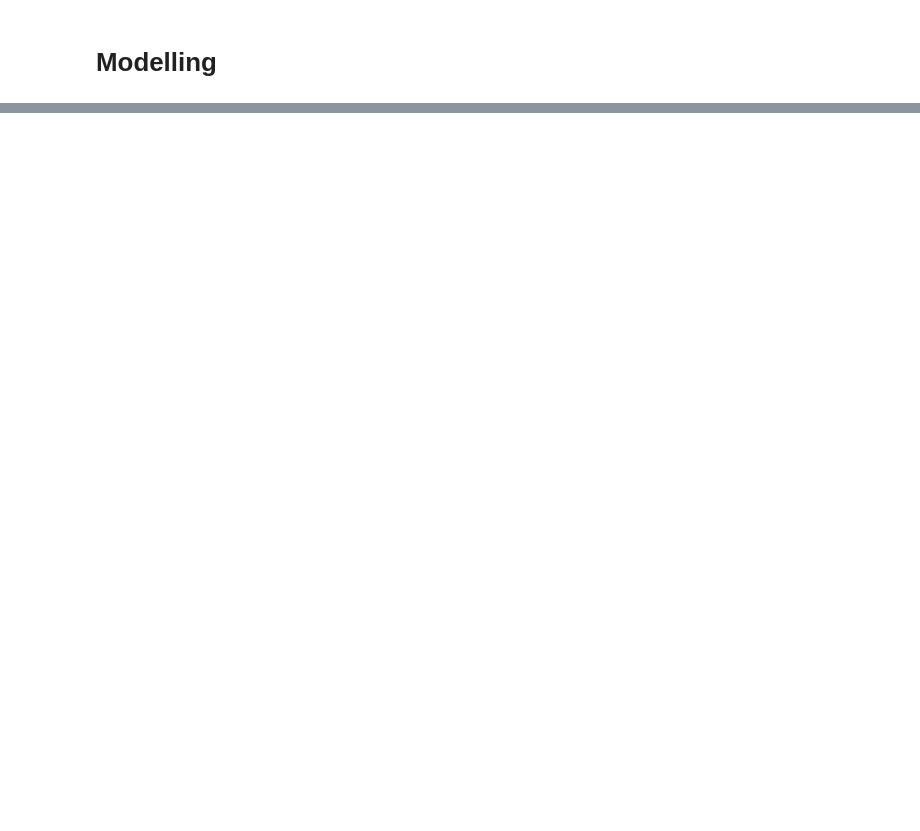
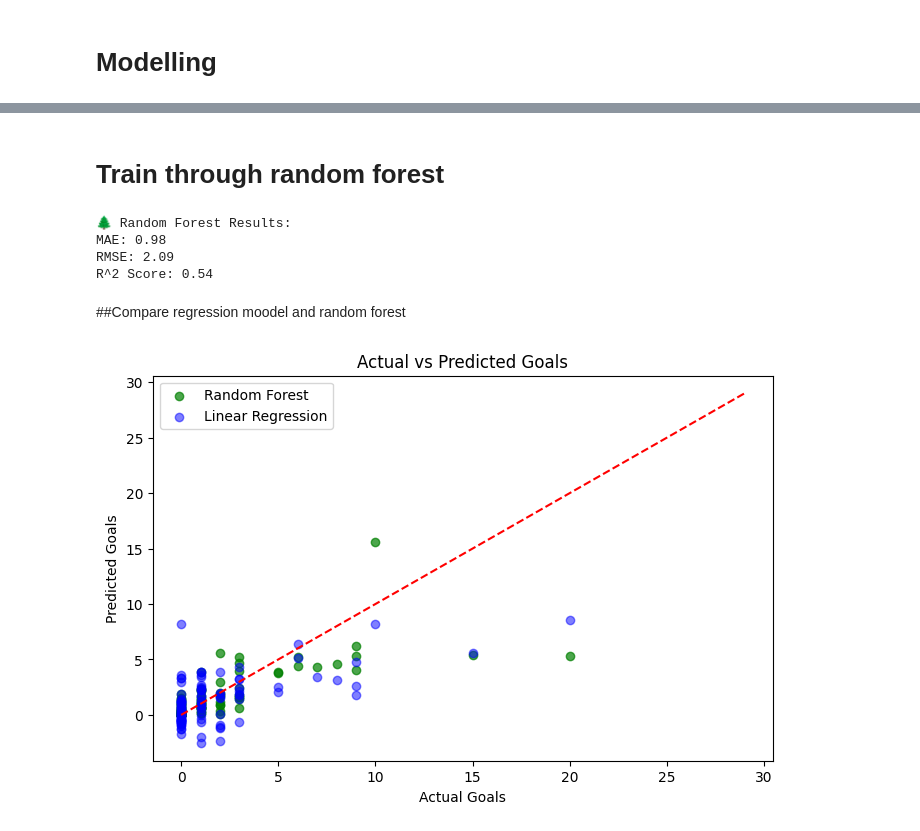
Before and after one commit to Mainabryan/epl-player-performance-prediction-2024-24, a Jupyter notebook: EPL_MACHINE_LEARNING_MODEL.ipynb, the cells around one changed output, grey strips where cells are left out. Saved outputs shown, nothing was run; the diff lists cells and outputs as text; code cells hidden in the pictures; blank space fills up the shorter version.

```diff
--- a/EPL_MACHINE_LEARNING_MODEL.ipynb
+++ b/EPL_MACHINE_LEARNING_MODEL.ipynb
@@ -255,2 +293,15 @@ x = data[features]
 # %% [markdown]
 # Modelling
+# %%
+# 🎯 Define Target Variable
+y = df_encoded['Goals']
+
+# 🧠 Define Feature Set (everything except 'Goals')
+X = df_encoded.drop(columns=['Goals'])
+# %%
+from sklearn.model_selection import train_test_split
+
+# Split data: 80% training, 20% testing
+X_train, X_test, y_train, y_test = train_test_split(
+    X, y, test_size=0.2, random_state=42
+)
@@ -256,0 +353,42 @@ x = data[features]
+# %% [markdown]
+# Train through random forest
+# %%
+from sklearn.ensemble import RandomForestRegressor
+
+# Train model
+rf = RandomForestRegressor(n_estimators=100, random_state=42)
+rf.fit(X_train, y_train)
+
+# Predict
+y_pred_rf = rf.predict(X_test)
+
+# Evaluate
+mae_rf = mean_absolute_error(y_test, y_pred_rf)
+rmse_rf = np.sqrt(mean_squared_error(y_test, y_pred_rf))
+r2_rf = r2_score(y_test, y_pred_rf)
+
+print("🌲 Random Forest Results:")
+print("MAE:", round(mae_rf, 2))
+print("RMSE:", round(rmse_rf, 2))
+print("R^2 Score:", round(r2_rf, 2))
+# %% [output]
+🌲 Random Forest Results:
+MAE: 0.98
+RMSE: 2.09
+R^2 Score: 0.54
+# %% [markdown]
+##Compare regression moodel and random forest
+# %%
+import matplotlib.pyplot as plt
+
+plt.figure(figsize=(8,5))
+plt.scatter(y_test, y_pred_rf, alpha=0.7, label='Random Forest', color='green')
+plt.scatter(y_test, y_pred_lr, alpha=0.5, label='Linear Regression', color='blue')
+plt.plot([y.min(), y.max()], [y.min(), y.max()], 'r--')
+plt.xlabel('Actual Goals')
+plt.ylabel('Predicted Goals')
+plt.legend()
+plt.title('Actual vs Predicted Goals')
+plt.show()
+# %% [output]
+[figure, added]
```
Also changed, not shown: parts of 2 cells of this notebook.
